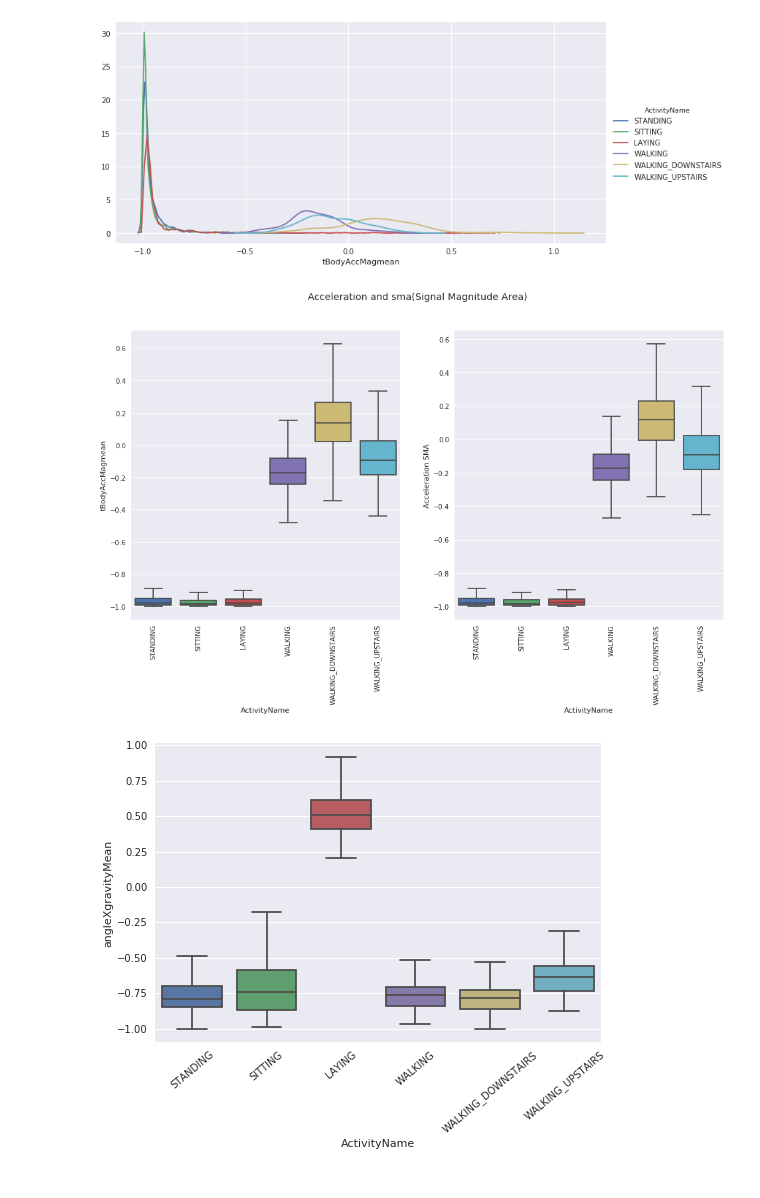
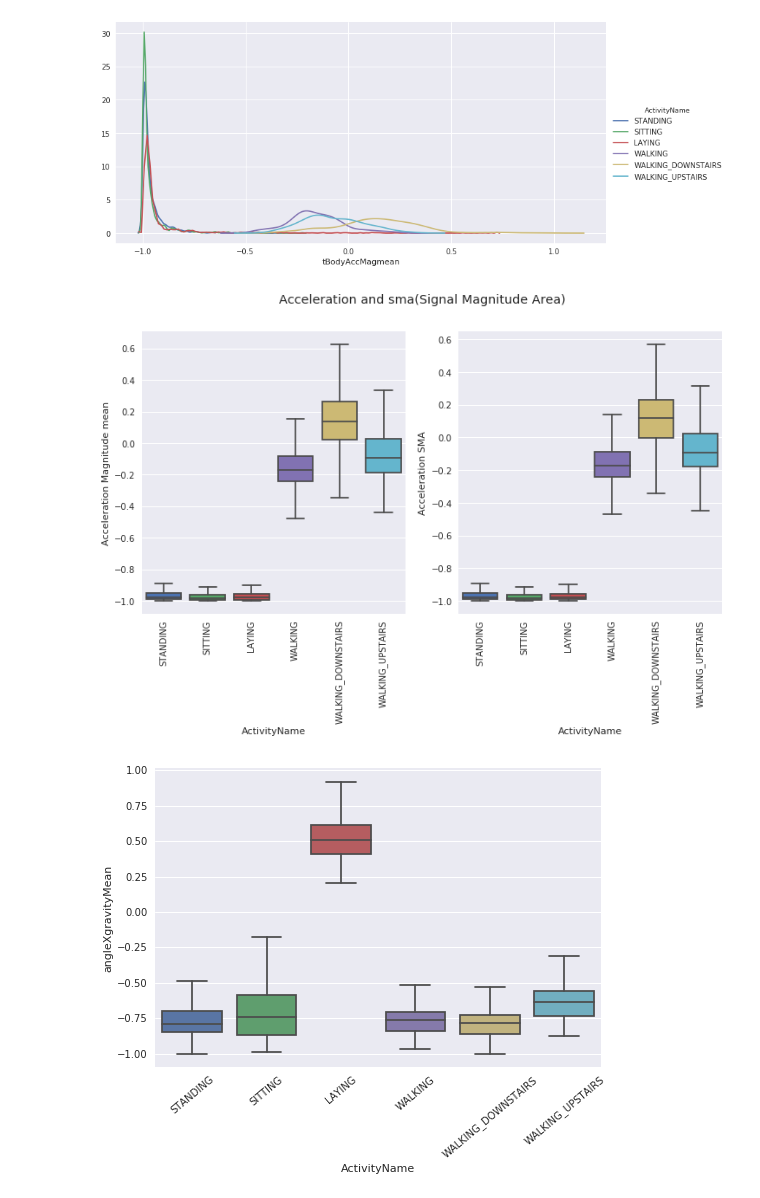
Before and after one commit to ramsane/HumanActivityRecognition, a Jupyter notebook: HAR_EDA.ipynb, the cells around one changed output. Drawn from its saved outputs; the diff is of its cells as text; code cells hidden in the pictures.

```diff
--- a/HAR_EDA.ipynb
+++ b/HAR_EDA.ipynb
@@ -159,22 +139,24 @@ plt.show()
 # %%
 from matplotlib import gridspec
 
-fig = plt.figure(figsize=(16,8))
+#figsize(width, height in inches)
+fig = plt.figure(figsize=(12,6))
 fig.suptitle('Acceleration and sma(Signal Magnitude Area)')
-gs = gridspec.GridSpec(1,2)
+gs = gridspec.GridSpec(nrows=1,ncols=2)
 
-plt.subplot(gs[0])
+plt.subplot(gs[0,0])
 sns.boxplot(x='ActivityName', y='tBodyAccMagmean',data=train, showfliers=False, saturation=1)
+plt.ylabel('Acceleration Magnitude mean')
 plt.xticks(rotation=90)
 
 
-plt.subplot(gs[1])
+plt.subplot(gs[0,1])
 sns.boxplot(x='ActivityName', y='tBodyAccsma',data=train, showfliers=False, saturation=1)
 plt.ylabel('Acceleration SMA')
 plt.xticks(rotation=90)
 plt.show()
 # %% [output]
-[figure, old version]
+[figure, new version]
 # %%
 sns.boxplot(x='ActivityName', y='angleXgravityMean', data=train, showfliers=False)
 
```
Also changed, not shown: parts of 17 cells of this notebook, 5 other files.
